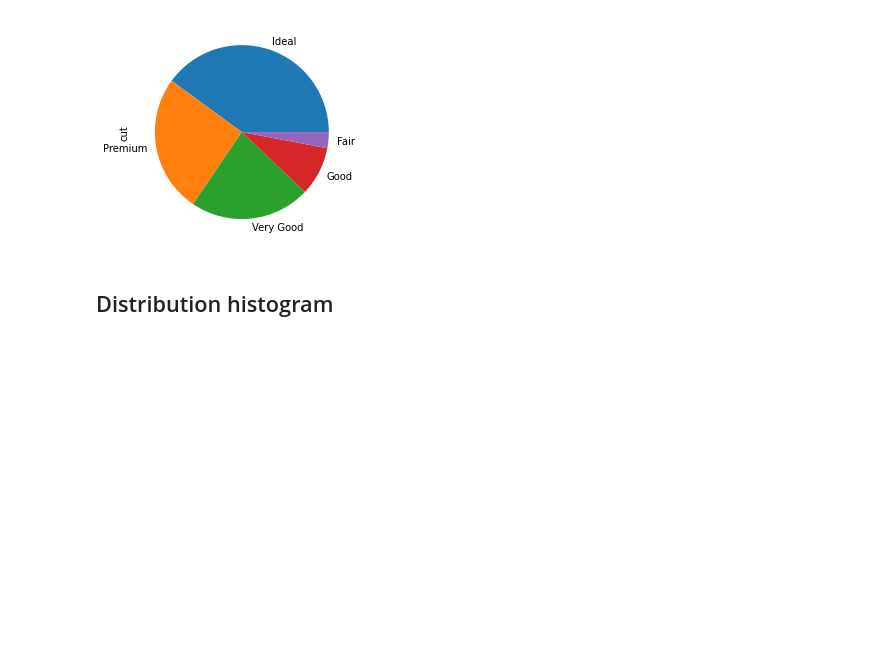
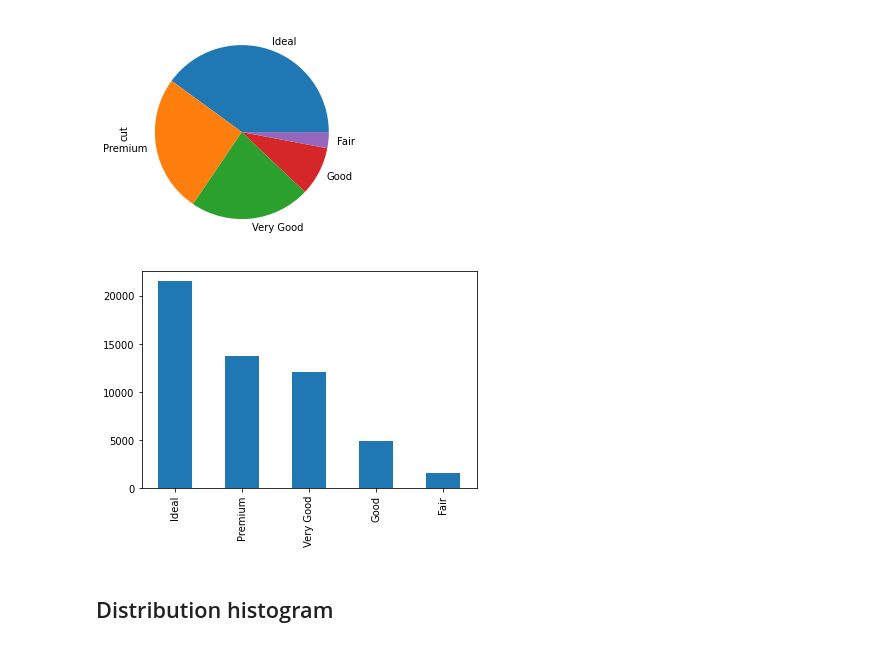
Before and after one commit to ilyaaaaaaaa/-Data_Analysis_HSE-UoL_IR.github.io, a Jupyter notebook: sems/sem071_pandas_intro.ipynb, the cells around one changed output. Cells and saved outputs as stored; diff of their text form; code cells hidden in the pictures; blank space fills up the shorter version.

```diff
--- a/sems/sem071_pandas_intro.ipynb
+++ b/sems/sem071_pandas_intro.ipynb
@@ -452,6 +477,10 @@ df['cut'].nunique()
 df['cut'].value_counts().plot(kind='pie');
 # %% [output]
 [figure]
+# %%
+df['cut'].value_counts().plot(kind='bar');
+# %% [output]
+[figure, added]
 # %% [markdown]
 ## Distribution histogram
 # %%
```
Also changed, not shown: parts of 22 cells of this notebook.
